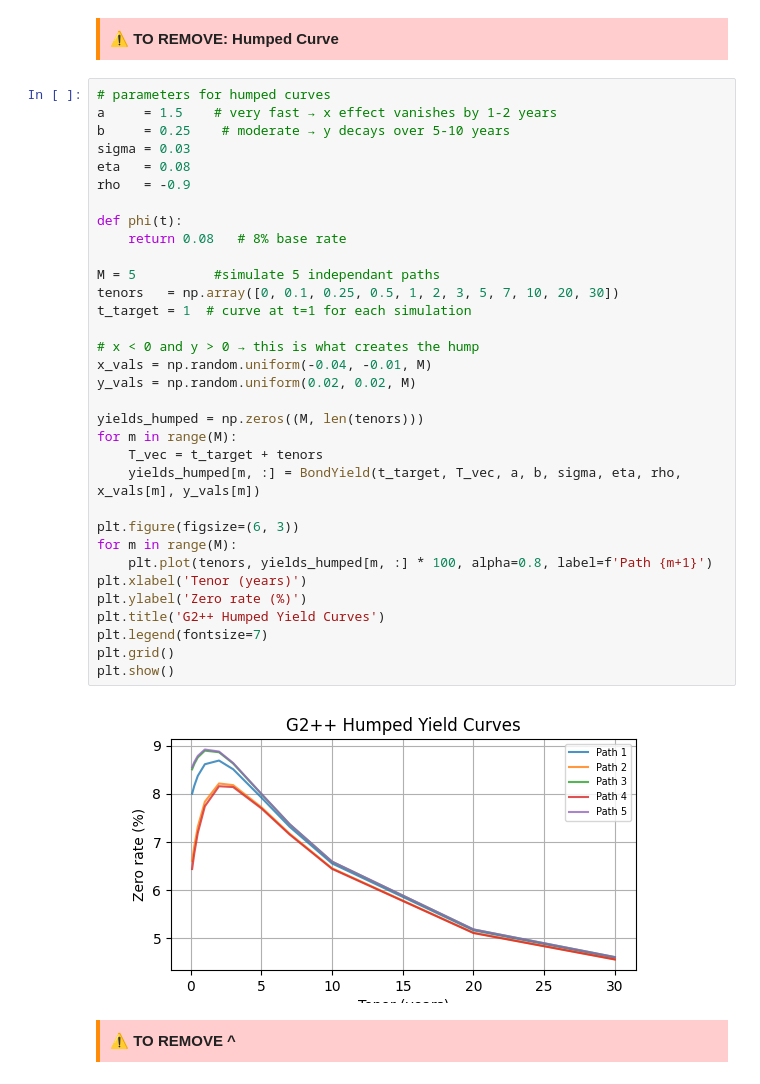
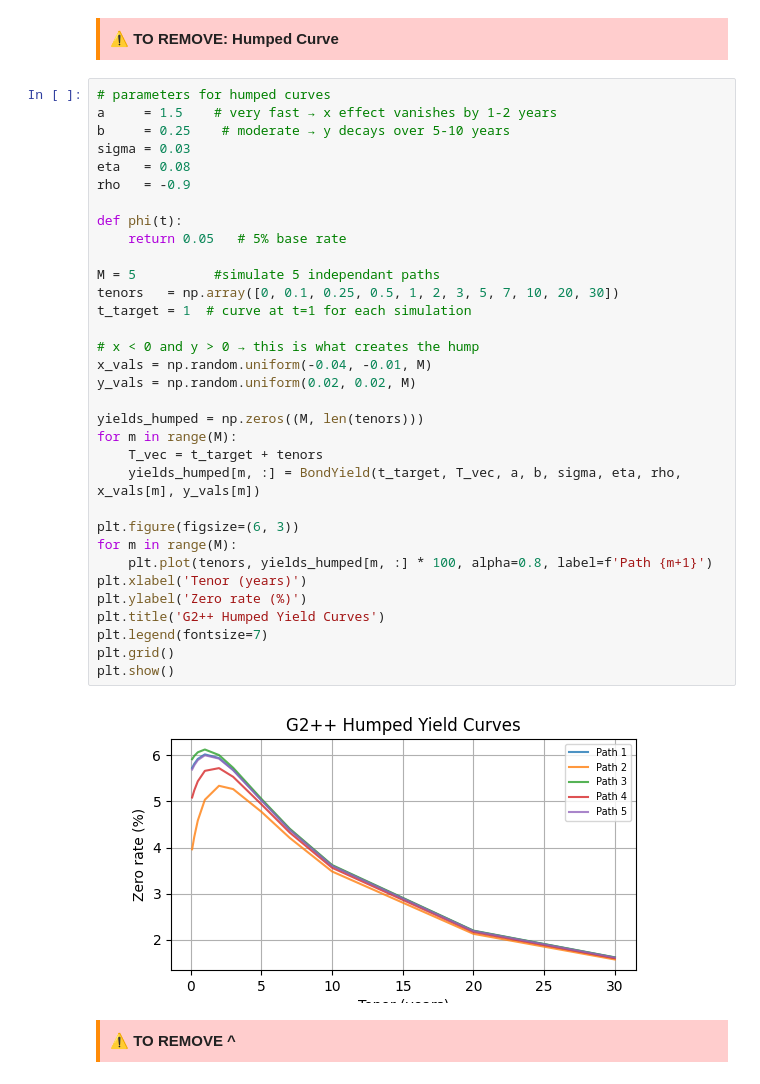
Before and after one commit to victorlabrecque/Research-Deep-Hedging-Volatility, a Jupyter notebook: G2++Model.ipynb, the cells around one changed output. Cells and saved outputs as stored; diff of their text form.

```diff
--- a/G2++Model.ipynb
+++ b/G2++Model.ipynb
@@ -346,35 +346,35 @@ a     = 1.5    # very fast → x effect vanishes by 1-2 years
 b     = 0.25    # moderate → y decays over 5-10 years
 sigma = 0.03
 eta   = 0.08
 rho   = -0.9
 
 def phi(t):
-    return 0.08   # 8% base rate
+    return 0.05   # 5% base rate
 
 M = 5          #simulate 5 independant paths
 tenors   = np.array([0, 0.1, 0.25, 0.5, 1, 2, 3, 5, 7, 10, 20, 30])
 t_target = 1  # curve at t=1 for each simulation
 
 # x < 0 and y > 0 → this is what creates the hump
 x_vals = np.random.uniform(-0.04, -0.01, M)
 y_vals = np.random.uniform(0.02, 0.02, M)
 
 yields_humped = np.zeros((M, len(tenors)))
 for m in range(M):
     T_vec = t_target + tenors
     yields_humped[m, :] = BondYield(t_target, T_vec, a, b, sigma, eta, rho, x_vals[m], y_vals[m])
 
 plt.figure(figsize=(6, 3))
 for m in range(M):
     plt.plot(tenors, yields_humped[m, :] * 100, alpha=0.8, label=f'Path {m+1}')
 plt.xlabel('Tenor (years)')
 plt.ylabel('Zero rate (%)')
 plt.title('G2++ Humped Yield Curves')
 plt.legend(fontsize=7)
 plt.grid()
 plt.show()
 # %% [output]
-[figure, old version]
+[figure, new version]
 # %% [markdown]
 <div style="background-color: #ffcdcd; padding: 10px; border-left: 4px solid #ff8b07;">
 ⚠️ <b>TO REMOVE ^</b>
```
Also changed, not shown: parts of 13 cells of this notebook, 1 other file.
